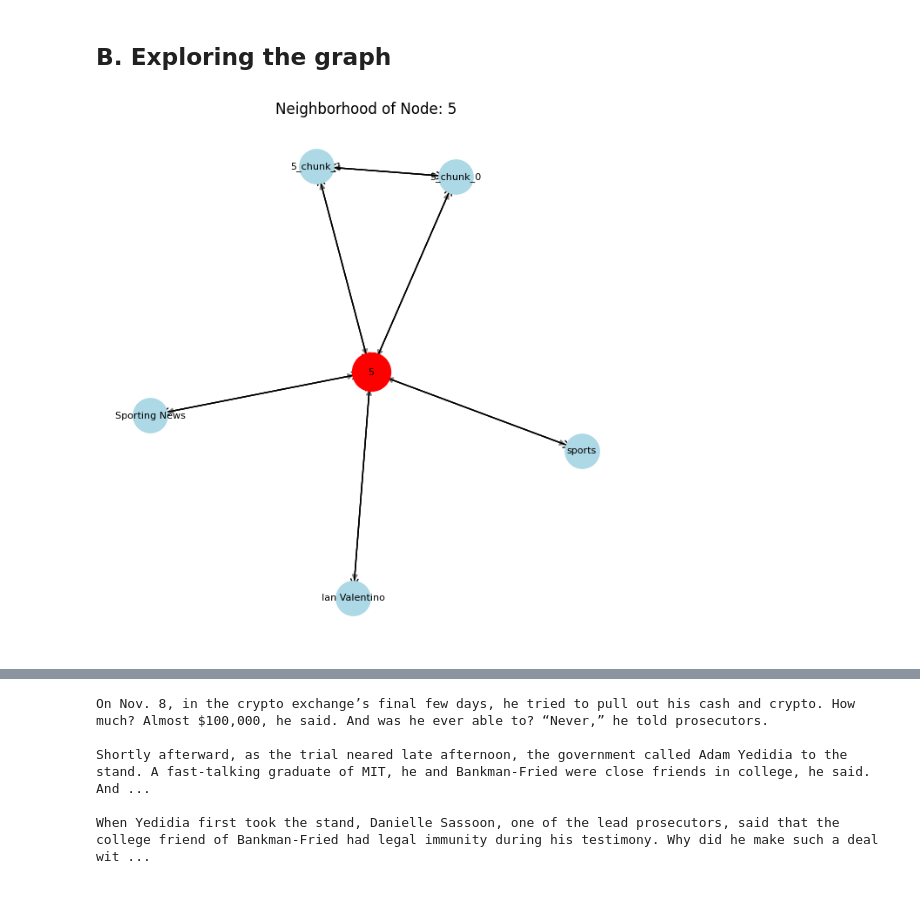
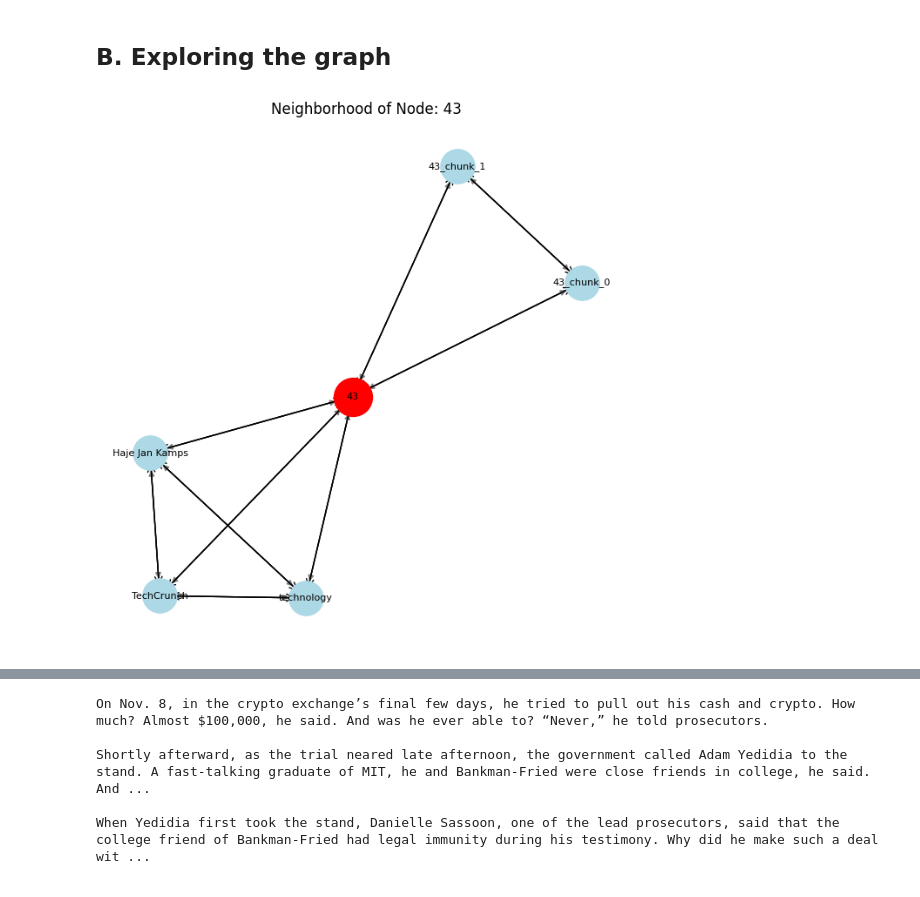
Before and after one commit to dev-mbarq/GraphRAG-internship-Diego, a Jupyter notebook: notebooks/document_graph_building.ipynb, the cells around one changed output, grey strips where cells are left out. Cells and saved outputs as stored; diff of their text form; code cells hidden in the pictures.

Commit message:
:chart_with_upwards_trend:

```diff
--- a/notebooks/document_graph_building.ipynb
+++ b/notebooks/document_graph_building.ipynb
@@ -37,7 +37,7 @@ n = 5000  # Number of words per chunk
 s = 200   # Overlap size
 
 # Save graph after creation?
-save_graph = False
+save_graph = True
 # %% [markdown]
 ### A.1 Building the base graph
 # %%
@@ -141,7 +322,7 @@ for article_id in range(len(corpus_as_df)):  # Assuming article IDs are sequenti
 # %%
 # Save graph as .pkl
 if save_graph:
-    with open("../data/MultiHop_base_graph.pkl", "wb") as f:
+    with open("../data/base_document_graph.pkl", "wb") as f:
         pickle.dump(G, f)
     print("Graph saved!")
 # %% [output]
@@ -194,9 +375,9 @@ def visualize_node_neighbors(G, node_id):
     plt.show()
 # %%
 # Example 1: Visualize the neighborhood of node "5" (Article ID 5).
-visualize_node_neighbors(G, 5)
+visualize_node_neighbors(G, 43)
 # %% [output]
-[figure, old version]
+[figure, new version]
 # %%
 # Example 2: Visualize the neighborhood of node "sports" (Category "sports").
 visualize_node_neighbors(G, "sports")
```
Also changed, not shown: parts of 11 cells of this notebook, 6 other files.
